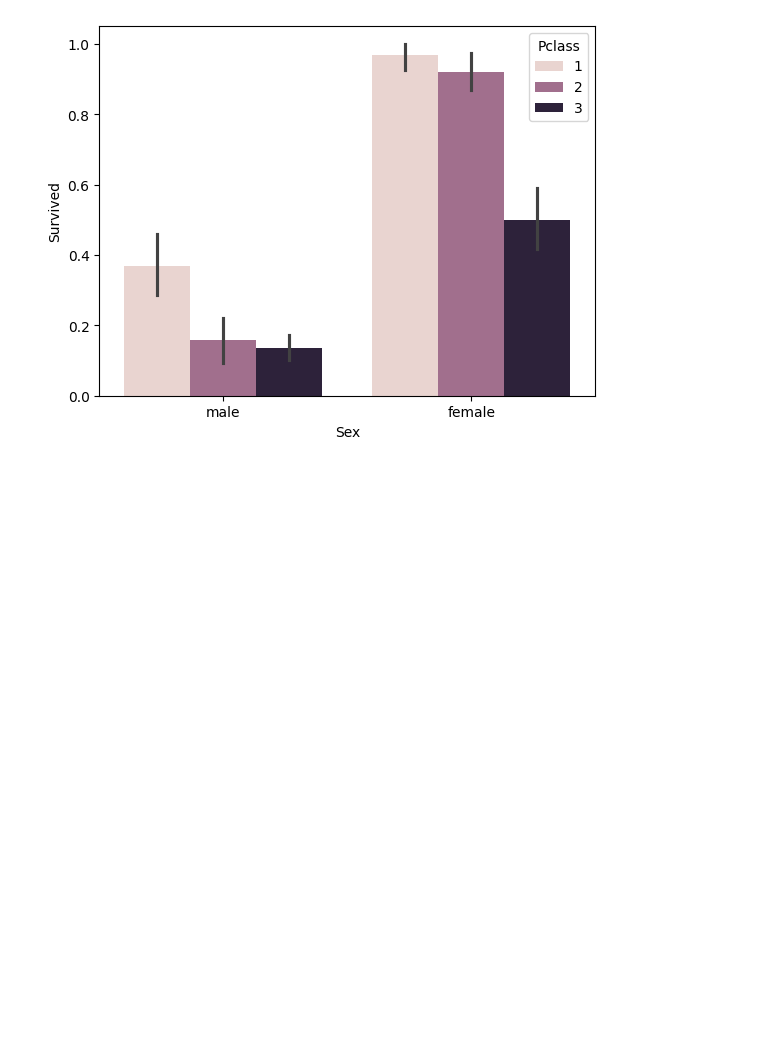
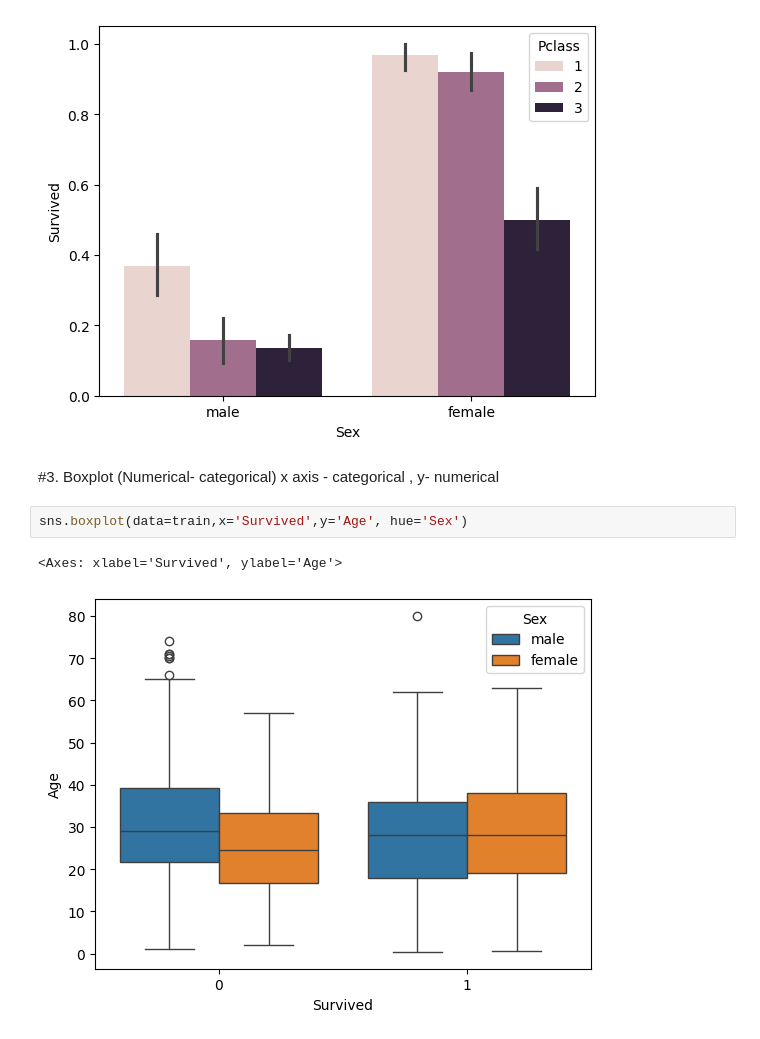
Before and after one commit to souravk03/Machine-Learning-404, a Jupyter notebook: EDA_III_Bivariate_Multivariate.ipynb, the cells around one changed output. Cells and saved outputs as stored; diff of their text form; blank space fills up the shorter version.

```diff
--- a/EDA_III_Bivariate_Multivariate.ipynb
+++ b/EDA_III_Bivariate_Multivariate.ipynb
@@ -111,3 +111,11 @@ sns.barplot(data=train,x='Sex',y='Survived',hue='Pclass')
 # %% [output]
 <Axes: xlabel='Sex', ylabel='Survived'>
 [figure]
+# %% [markdown]
+#3. Boxplot (Numerical- categorical)
+x axis - categorical , y- numerical
+# %%
+sns.boxplot(data=train,x='Survived',y='Age', hue='Sex')
+# %% [output]
+<Axes: xlabel='Survived', ylabel='Age'>
+[figure, added]
```
Also changed, not shown: parts of 17 cells of this notebook.
